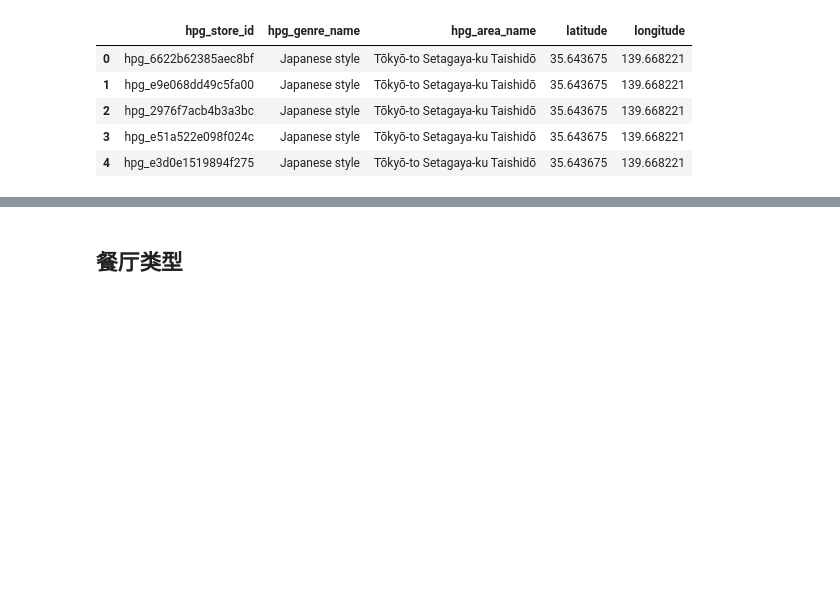
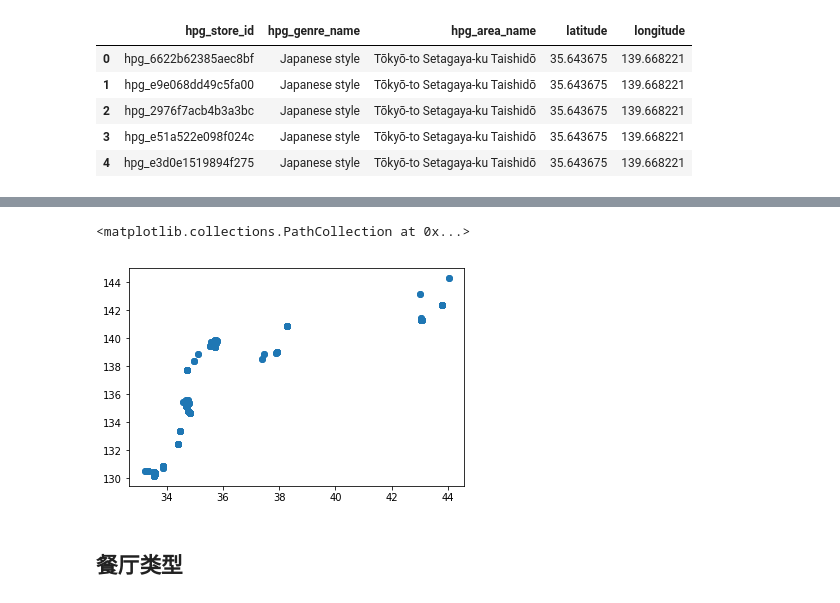
Before and after one commit to shenc3/kaggle_note, a Jupyter notebook: Recruit Restaurant Visitor Forecasting/Restaurant&Visitor.ipynb, the cells around one changed output, grey strips where cells are left out. Saved outputs shown, nothing was run; the diff lists cells and outputs as text; code cells hidden in the pictures; blank space fills up the shorter version.

```diff
--- a/Recruit Restaurant Visitor Forecasting/Restaurant&Visitor.ipynb
+++ b/Recruit Restaurant Visitor Forecasting/Restaurant&Visitor.ipynb
@@ -598,3 +607,8 @@ data['hs'].head()
+# %%
+plt.scatter(data['as']['latitude'], data['as']['longitude'])
+# %% [output]
+<matplotlib.collections.PathCollection at 0x...>
+[figure, added]
 # %% [markdown]
 ## 餐厅类型
 # %%
```
Also changed, not shown: parts of 1 cell of this notebook, 1 other file.
